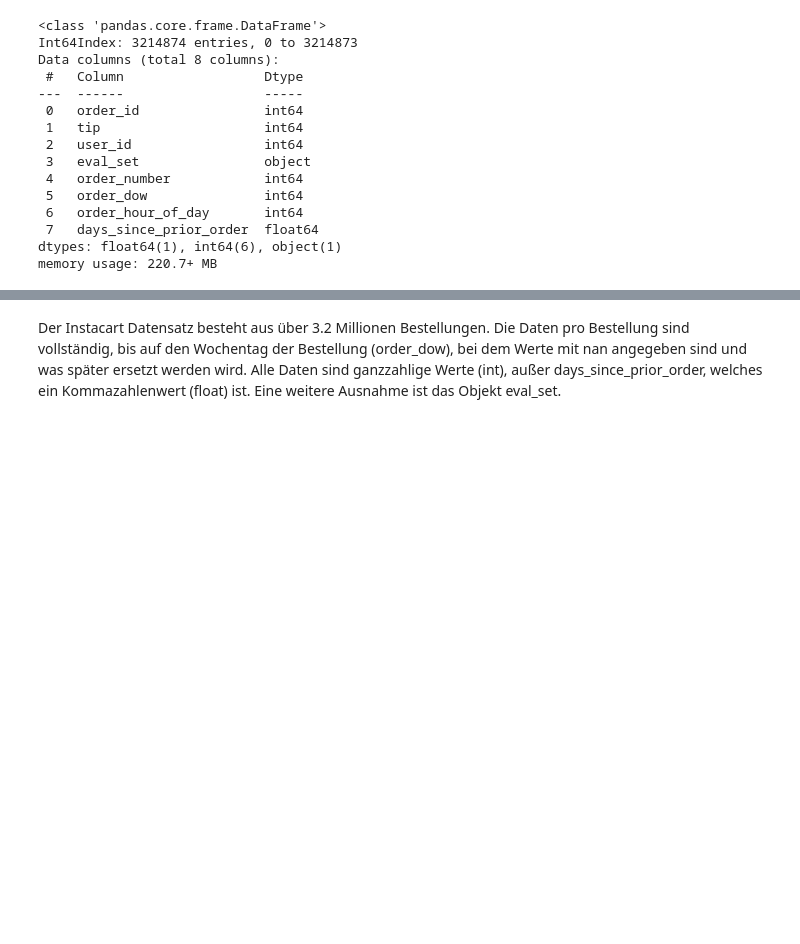
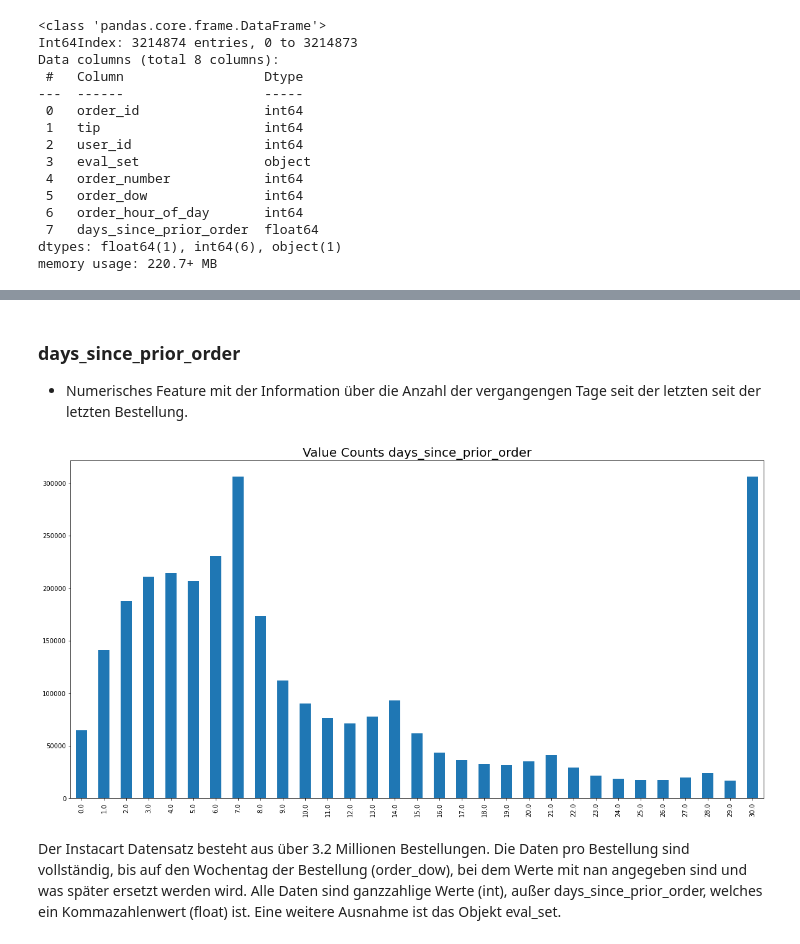
Before and after one commit to JonasHauth/Instacart-Tip-Prediction---Gruppe-6, a Jupyter notebook: Tip_Prediction_Instacart.ipynb, the cells around one changed output, grey strips where cells are left out. Drawn from its saved outputs; the diff is of its cells as text; code cells hidden in the pictures; blank space fills up the shorter version.

```diff
--- a/Tip_Prediction_Instacart.ipynb
+++ b/Tip_Prediction_Instacart.ipynb
@@ -152,3 +151,13 @@ memory usage: 220.7+ MB
+# %% [markdown]
+### days_since_prior_order
+- Numerisches Feature mit der Information über die Anzahl der vergangengen Tage seit der letzten seit der letzten Bestellung.
+# %%
+plt.figure(figsize=(20, 10))
+ax = instacart_train['days_since_prior_order'].value_counts().sort_index().plot(kind='bar')
+ax.set_title(label = 'Value Counts days_since_prior_order', fontsize = 20)
+plt.show()
+# %% [output]
+[figure, added]
 # %% [markdown]
 Der Instacart Datensatz besteht aus über 3.2 Millionen Bestellungen. Die Daten pro Bestellung sind vollständig, bis auf den Wochentag der Bestellung (order_dow), bei dem Werte mit nan angegeben sind und was später ersetzt werden wird. Alle Daten sind ganzzahlige Werte (int), außer days_since_prior_order, welches ein Kommazahlenwert (float) ist. Eine weitere Ausnahme ist das Objekt eval_set.
 # %%
```
Also changed, not shown: parts of 46 cells of this notebook, 1 other file.
